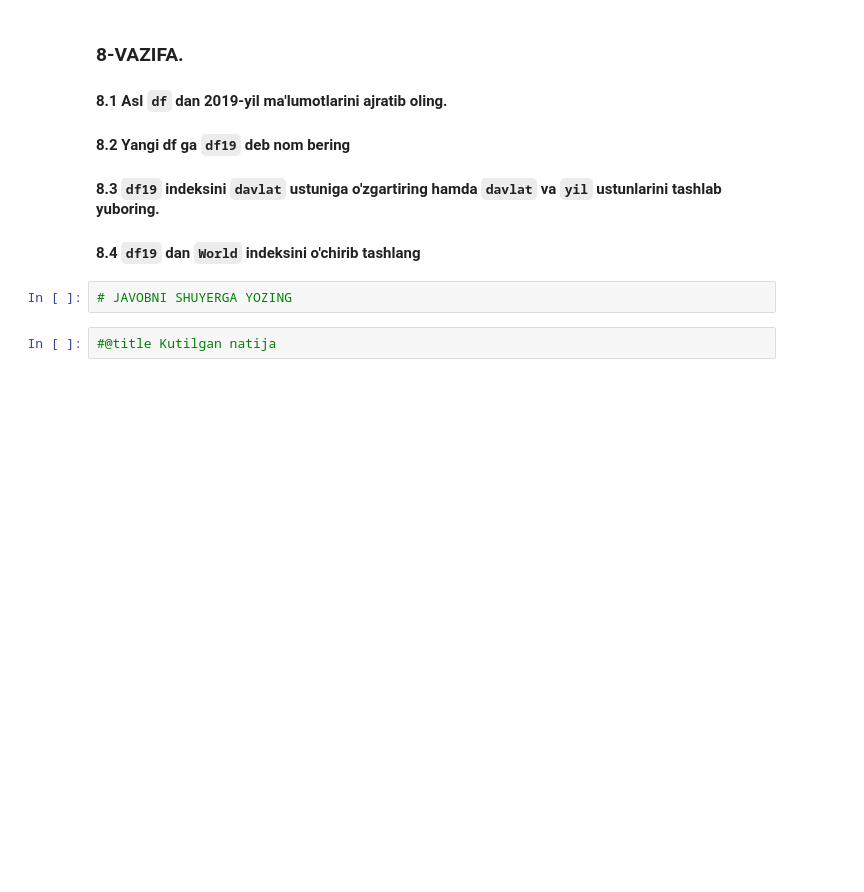
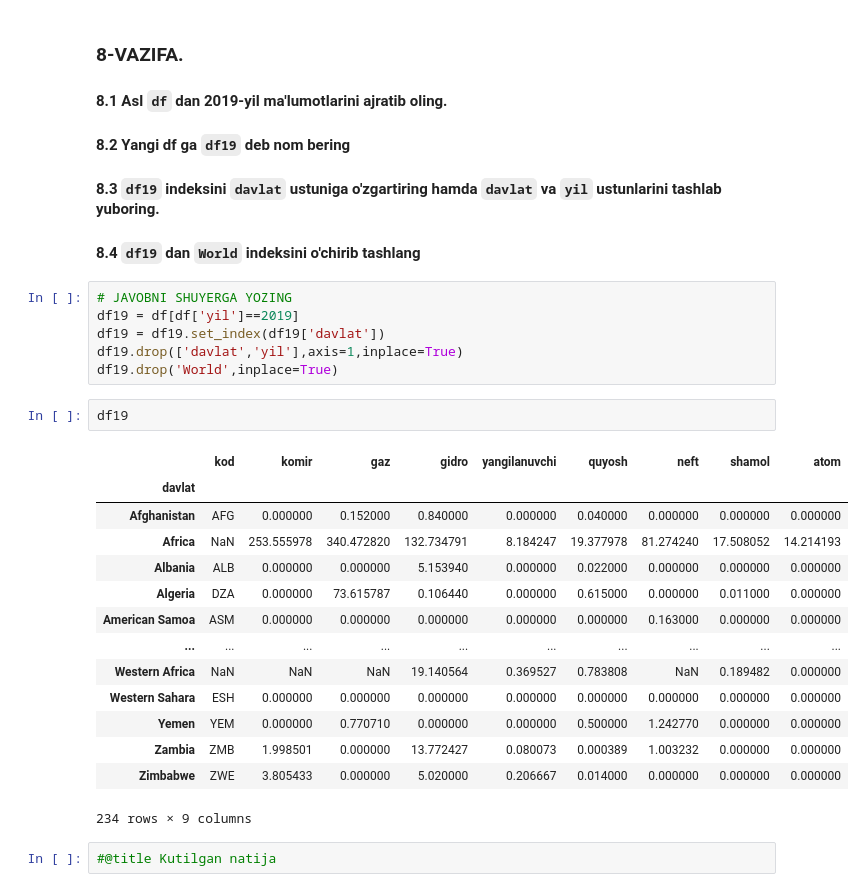
Before and after one commit to IlyasNasirov/notebook, a Jupyter notebook: 03_PANDAS_yakuniy_vazifa_2.ipynb, the cells around one changed output. Cells and saved outputs as stored; diff of their text form; blank space fills up the shorter version.

```diff
--- a/03_PANDAS_yakuniy_vazifa_2.ipynb
+++ b/03_PANDAS_yakuniy_vazifa_2.ipynb
@@ -119,8 +188,29 @@ dtype: float64
 #### 8.2 Yangi df ga `df19` deb nom bering
 #### 8.3 `df19` indeksini `davlat` ustuniga o'zgartiring hamda `davlat` va `yil` ustunlarini tashlab yuboring.
 #### 8.4 `df19` dan `World` indeksini o'chirib tashlang
-# %%
-# JAVOBNI SHUYERGA YOZING
+# %%
+# JAVOBNI SHUYERGA YOZING
+df19 = df[df['yil']==2019]
+df19 = df19.set_index(df19['davlat'])
+df19.drop(['davlat','yil'],axis=1,inplace=True)
+df19.drop('World',inplace=True)
+# %%
+df19
+# %% [output]
+|  | kod | komir | gaz | gidro | yangilanuvchi | quyosh | neft | shamol | atom |
+| davlat |  |  |  |  |  |  |  |  |  |
+| Afghanistan | AFG | 0.000000 | 0.152000 | 0.840000 | 0.000000 | 0.040000 | 0.000000 | 0.000000 | 0.000000 |
+| Africa | NaN | 253.555978 | 340.472820 | 132.734791 | 8.184247 | 19.377978 | 81.274240 | 17.508052 | 14.214193 |
+| Albania | ALB | 0.000000 | 0.000000 | 5.153940 | 0.000000 | 0.022000 | 0.000000 | 0.000000 | 0.000000 |
+| Algeria | DZA | 0.000000 | 73.615787 | 0.106440 | 0.000000 | 0.615000 | 0.000000 | 0.011000 | 0.000000 |
+| American Samoa | ASM | 0.000000 | 0.000000 | 0.000000 | 0.000000 | 0.000000 | 0.163000 | 0.000000 | 0.000000 |
+| ... | ... | ... | ... | ... | ... | ... | ... | ... | ... |
+| Western Africa | NaN | NaN | NaN | 19.140564 | 0.369527 | 0.783808 | NaN | 0.189482 | 0.000000 |
+| Western Sahara | ESH | 0.000000 | 0.000000 | 0.000000 | 0.000000 | 0.000000 | 0.000000 | 0.000000 | 0.000000 |
+| Yemen | YEM | 0.000000 | 0.770710 | 0.000000 | 0.000000 | 0.500000 | 1.242770 | 0.000000 | 0.000000 |
+| Zambia | ZMB | 1.998501 | 0.000000 | 13.772427 | 0.080073 | 0.000389 | 1.003232 | 0.000000 | 0.000000 |
+| Zimbabwe | ZWE | 3.805433 | 0.000000 | 5.020000 | 0.206667 | 0.014000 | 0.000000 | 0.000000 | 0.000000 |
+234 rows × 9 columns
 # %%
 #@title Kutilgan natija
 # %% [output]
```
Also changed, not shown: parts of 16 cells of this notebook.
